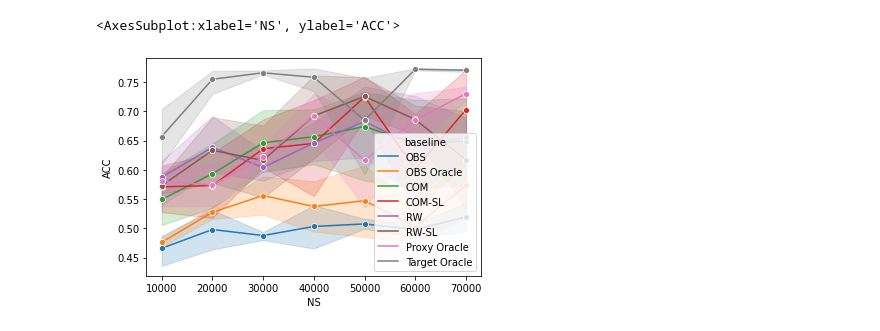
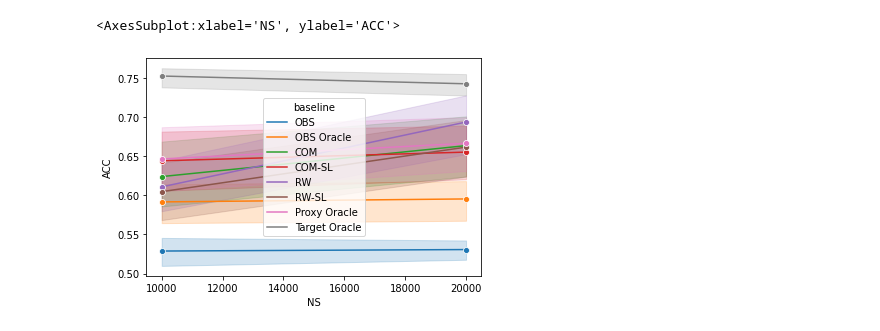
Before and after one commit to lguerdan/counterfactual-decision-support, a Jupyter notebook: notebook_development.ipynb, the cells around one changed output. Cells and saved outputs as stored; diff of their text form; code cells hidden in the pictures.

```diff
--- a/notebook_development.ipynb
+++ b/notebook_development.ipynb
@@ -12,10 +13,10 @@ import os
 import seaborn as sns
 import results
 # %%
-df, meandf  = results.get_erm_convergence_result_df('erm_convergence_rates_no_crossfit_beta3_alpha1')
+df, meandf  = results.get_erm_convergence_result_df('erm_convergence_rates_debug')
 
 df.reset_index(inplace=True)
 sns.lineplot(data=df, x="NS", y="ACC", hue='baseline', ci=95, marker='o')
 # %% [output]
 <AxesSubplot:xlabel='NS', ylabel='ACC'>
-[figure, old version]
+[figure, new version]
```
Also changed, not shown: parts of 13 cells of this notebook, 7 other files.
